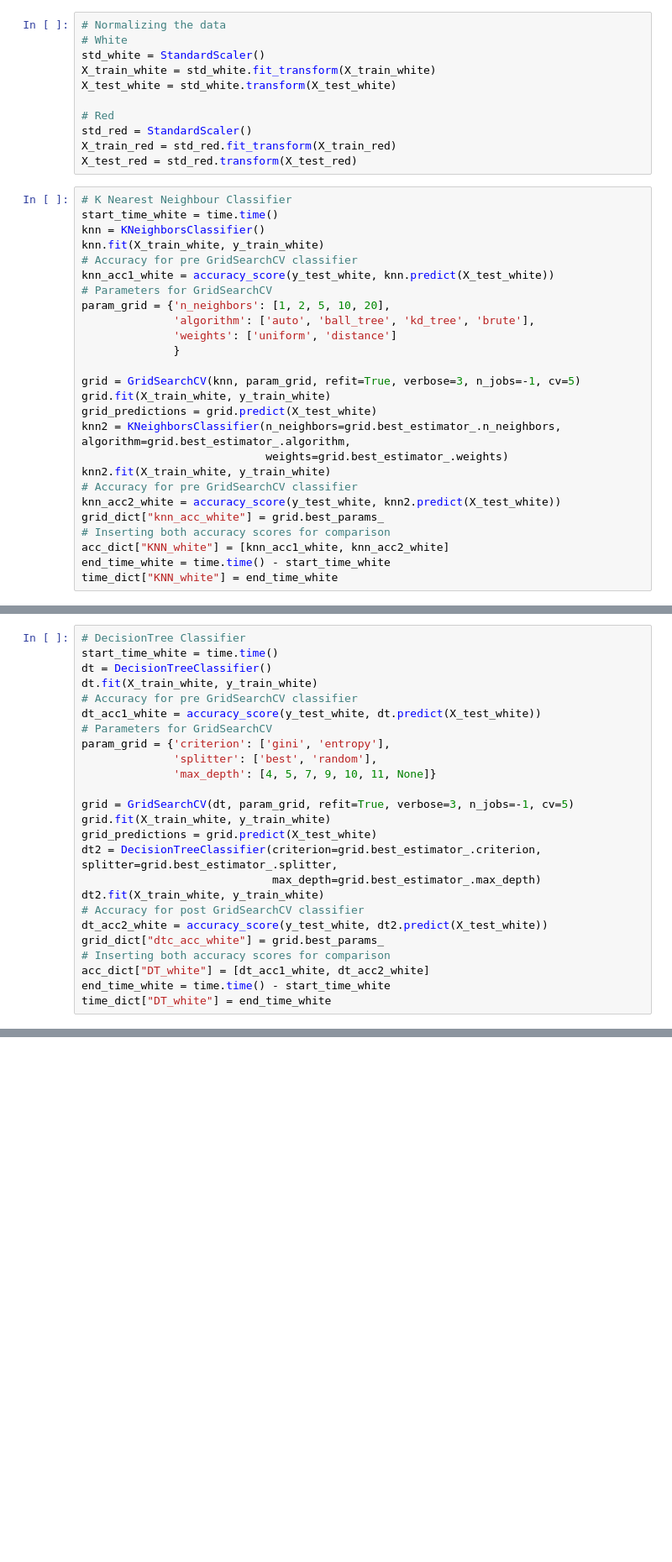
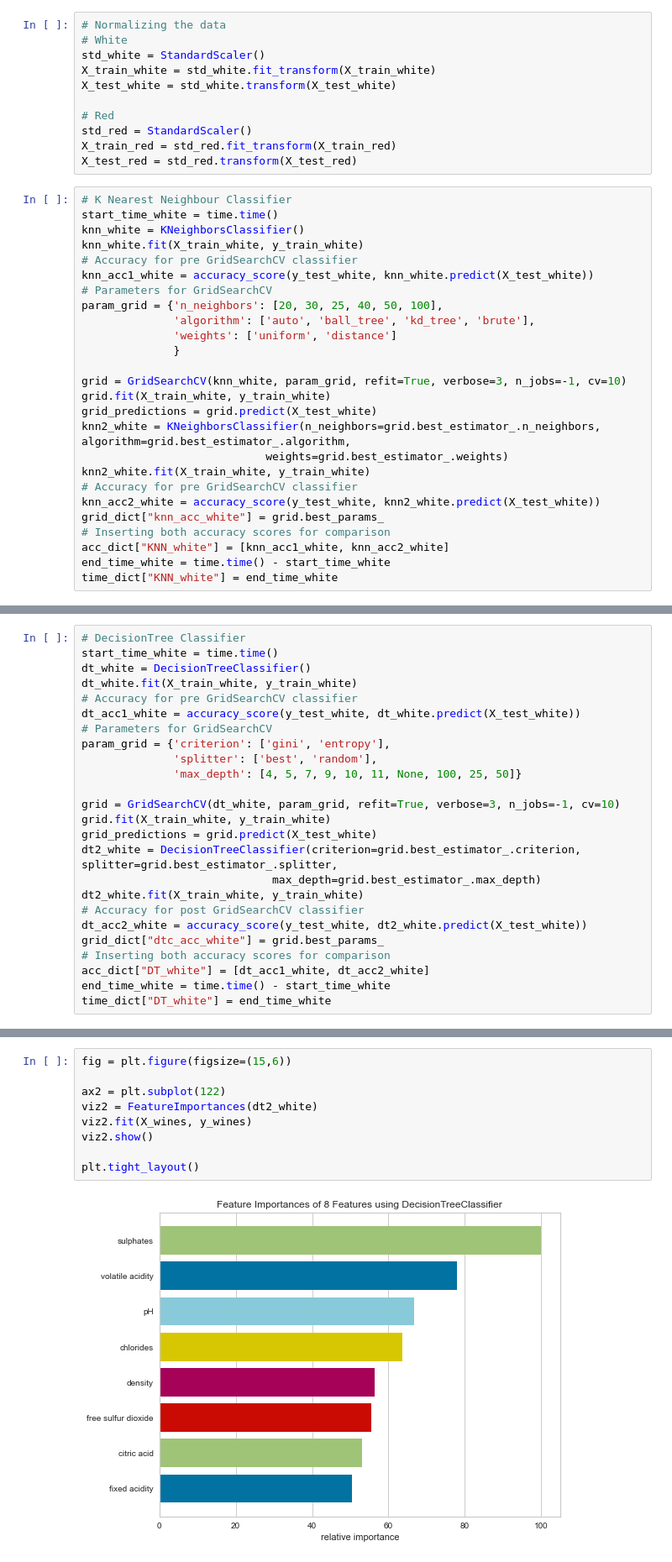
Before and after one commit to AntonMayboeck/AnalysisWine, a Jupyter notebook: wineclassification.py.ipynb, the cells around one changed output, grey strips where cells are left out. Shown at 84% size. Saved outputs shown, nothing was run; the diff lists cells and outputs as text; blank space fills up the shorter version.

```diff
--- a/wineclassification.py.ipynb
+++ b/wineclassification.py.ipynb
@@ -78,24 +98,24 @@ X_test_red = std_red.transform(X_test_red)
 # %%
 # K Nearest Neighbour Classifier
 start_time_white = time.time()
-knn = KNeighborsClassifier()
-knn.fit(X_train_white, y_train_white)
+knn_white = KNeighborsClassifier()
+knn_white.fit(X_train_white, y_train_white)
 # Accuracy for pre GridSearchCV classifier
-knn_acc1_white = accuracy_score(y_test_white, knn.predict(X_test_white))
+knn_acc1_white = accuracy_score(y_test_white, knn_white.predict(X_test_white))
 # Parameters for GridSearchCV
-param_grid = {'n_neighbors': [1, 2, 5, 10, 20],
+param_grid = {'n_neighbors': [20, 30, 25, 40, 50, 100],
 			  'algorithm': ['auto', 'ball_tree', 'kd_tree', 'brute'],
 			  'weights': ['uniform', 'distance']
 			  }
 
-grid = GridSearchCV(knn, param_grid, refit=True, verbose=3, n_jobs=-1, cv=5)
+grid = GridSearchCV(knn_white, param_grid, refit=True, verbose=3, n_jobs=-1, cv=10)
 grid.fit(X_train_white, y_train_white)
 grid_predictions = grid.predict(X_test_white)
-knn2 = KNeighborsClassifier(n_neighbors=grid.best_estimator_.n_neighbors, algorithm=grid.best_estimator_.algorithm,
+knn2_white = KNeighborsClassifier(n_neighbors=grid.best_estimator_.n_neighbors, algorithm=grid.best_estimator_.algorithm,
 							weights=grid.best_estimator_.weights)
-knn2.fit(X_train_white, y_train_white)
+knn2_white.fit(X_train_white, y_train_white)
 # Accuracy for pre GridSearchCV classifier
-knn_acc2_white = accuracy_score(y_test_white, knn2.predict(X_test_white))
+knn_acc2_white = accuracy_score(y_test_white, knn2_white.predict(X_test_white))
 grid_dict["knn_acc_white"] = grid.best_params_
 # Inserting both accuracy scores for comparison
 acc_dict["KNN_white"] = [knn_acc1_white, knn_acc2_white]
@@ -134,23 +154,23 @@ Fitting 5 folds for each of 40 candidates, totalling 200 fits
 # %%
 # DecisionTree Classifier
 start_time_white = time.time()
-dt = DecisionTreeClassifier()
-dt.fit(X_train_white, y_train_white)
+dt_white = DecisionTreeClassifier()
+dt_white.fit(X_train_white, y_train_white)
 # Accuracy for pre GridSearchCV classifier
-dt_acc1_white = accuracy_score(y_test_white, dt.predict(X_test_white))
+dt_acc1_white = accuracy_score(y_test_white, dt_white.predict(X_test_white))
 # Parameters for GridSearchCV
 param_grid = {'criterion': ['gini', 'entropy'],
 			  'splitter': ['best', 'random'],
-			  'max_depth': [4, 5, 7, 9, 10, 11, None]}
+			  'max_depth': [4, 5, 7, 9, 10, 11, None, 100, 25, 50]}
 
-grid = GridSearchCV(dt, param_grid, refit=True, verbose=3, n_jobs=-1, cv=5)
+grid = GridSearchCV(dt_white, param_grid, refit=True, verbose=3, n_jobs=-1, cv=10)
 grid.fit(X_train_white, y_train_white)
 grid_predictions = grid.predict(X_test_white)
-dt2 = DecisionTreeClassifier(criterion=grid.best_estimator_.criterion, splitter=grid.best_estimator_.splitter,
+dt2_white = DecisionTreeClassifier(criterion=grid.best_estimator_.criterion, splitter=grid.best_estimator_.splitter,
 							 max_depth=grid.best_estimator_.max_depth)
-dt2.fit(X_train_white, y_train_white)
+dt2_white.fit(X_train_white, y_train_white)
 # Accuracy for post GridSearchCV classifier
-dt_acc2_white = accuracy_score(y_test_white, dt2.predict(X_test_white))
+dt_acc2_white = accuracy_score(y_test_white, dt2_white.predict(X_test_white))
 grid_dict["dtc_acc_white"] = grid.best_params_
 # Inserting both accuracy scores for comparison
 acc_dict["DT_white"] = [dt_acc1_white, dt_acc2_white]
@@ -358,0 +379,11 @@ plt.show()
+# %%
+fig = plt.figure(figsize=(15,6))
+
+ax2 = plt.subplot(122)
+viz2 = FeatureImportances(dt2_white)
+viz2.fit(X_wines, y_wines)
+viz2.show()
+
+plt.tight_layout()
+# %% [output]
+[figure, added]
```
Also changed, not shown: parts of 19 cells of this notebook.
